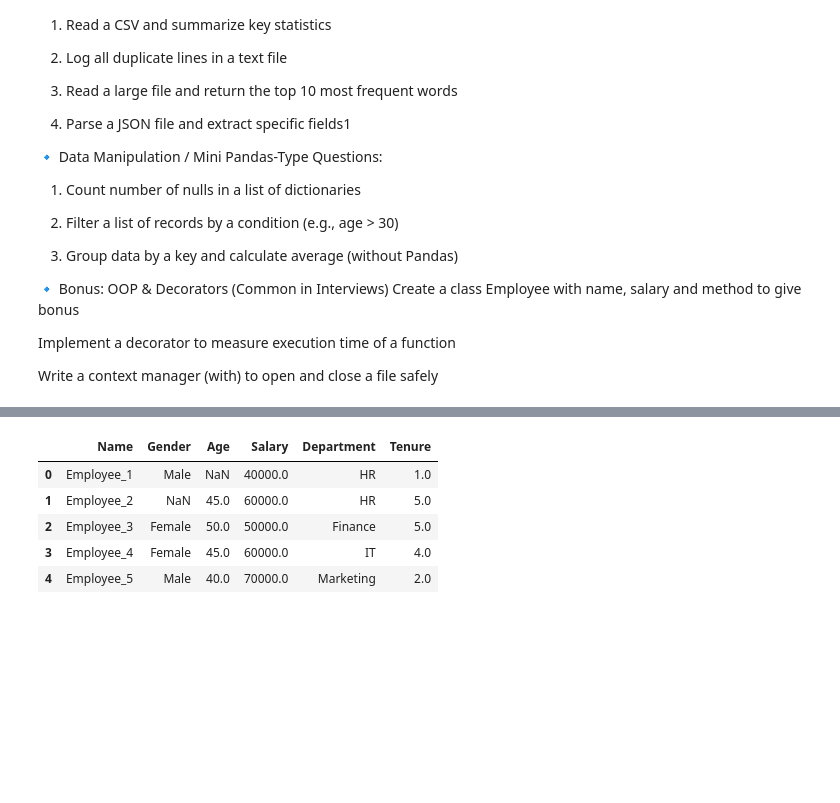
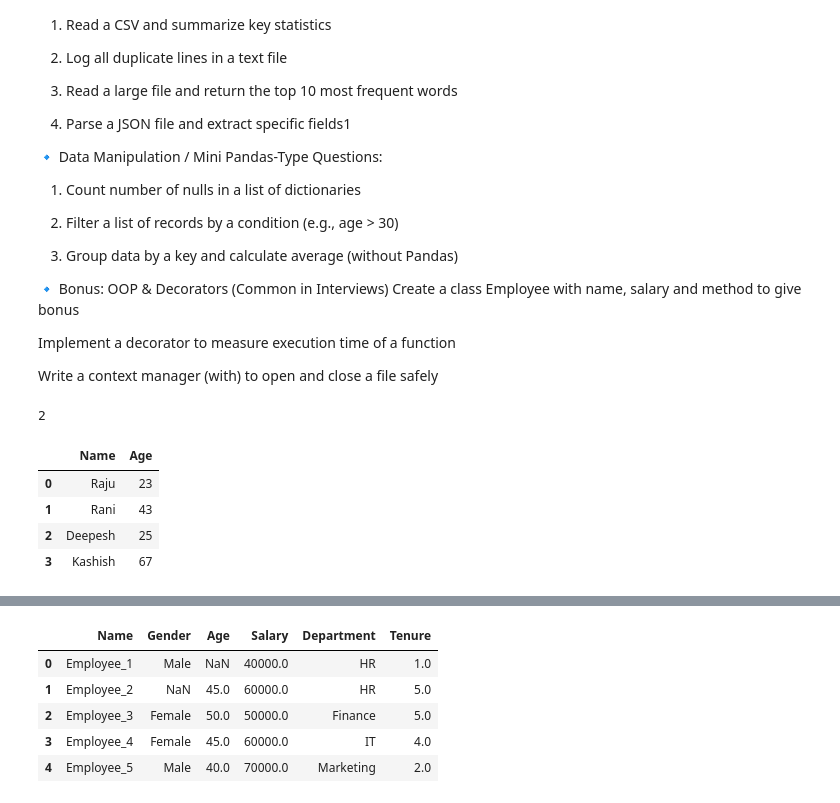
Before and after one commit to Jatingpt/ByUpgrad, a Jupyter notebook: byupg.ipynb, the cells around one changed output, grey strips where cells are left out. Cells and saved outputs as stored; diff of their text form; code cells hidden in the pictures; blank space fills up the shorter version.

```diff
--- a/byupg.ipynb
+++ b/byupg.ipynb
@@ -71,3 +71,23 @@ Create a class Employee with name, salary and method to give bonus
 Implement a decorator to measure execution time of a function
 
 Write a context manager (with) to open and close a file safely
+# %%
+s = 'maximum, minimum'
+s.split()
+s.index('u')
+s.find('x')
+# %% [output]
+2
+# %%
+import pandas as pd
+data = {'Name': ['Raju', 'Rani', 'Deepesh', 'Kashish'],
+        'Age': [23,43,25,67],
+        'Salary': [34000, 43000, 56000, 98000]}
+df = pd.DataFrame(data)
+df[['Name', 'Age']]
+# %% [output]
+|  | Name | Age |
+| 0 | Raju | 23 |
+| 1 | Rani | 43 |
+| 2 | Deepesh | 25 |
+| 3 | Kashish | 67 |
```
Also changed, not shown: parts of 13 cells of this notebook.
